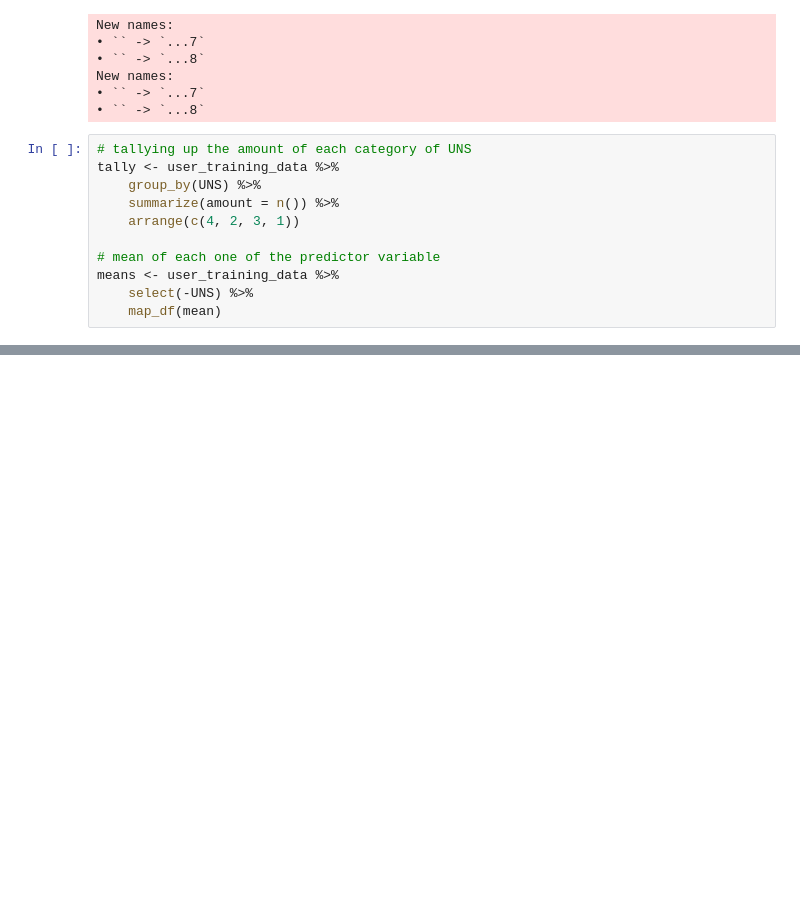
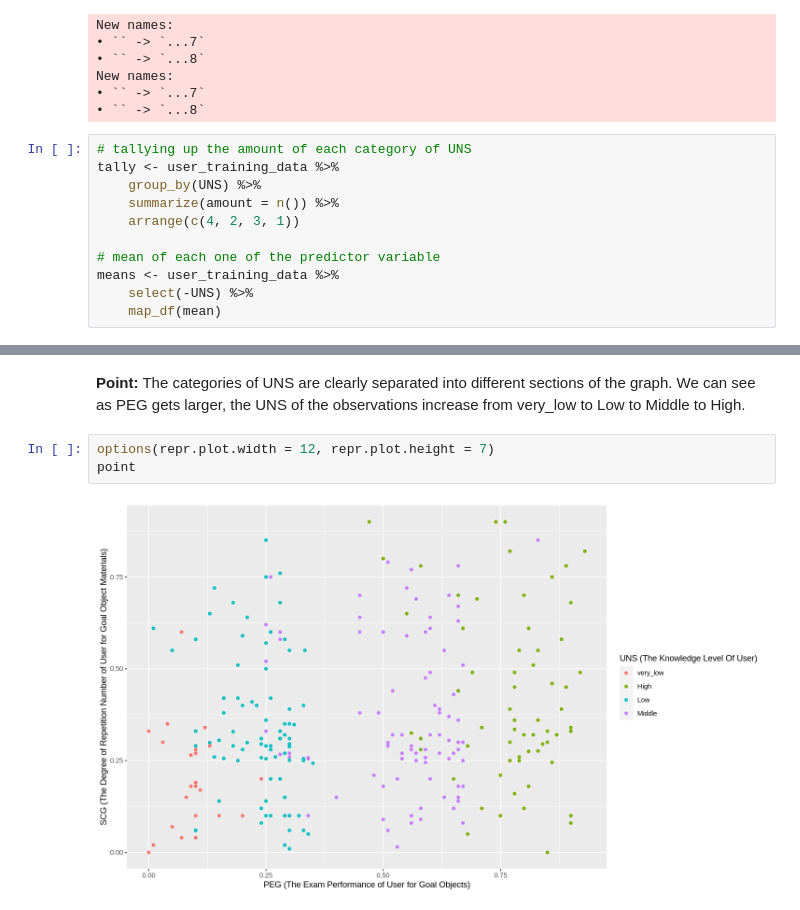
Before and after one commit to A-Jar-Of-Peanuts/dsci_group_project_proposal, a Jupyter notebook: proposal.ipynb, the cells around one changed output, grey strips where cells are left out. Drawn from its saved outputs; the diff is of its cells as text; blank space fills up the shorter version.

```diff
--- a/proposal.ipynb
+++ b/proposal.ipynb
@@ -110,0 +150,7 @@ A tibble: 1 × 5
+# %% [markdown]
+**Point:** The categories of UNS are clearly separated into different sections of the graph. We can see as PEG gets larger, the UNS of the observations increase from very_low to Low to Middle to High.
+# %%
+options(repr.plot.width = 12, repr.plot.height = 7)
+point
+# %% [output]
+[figure, added]
```
Also changed, not shown: parts of 25 cells of this notebook.
